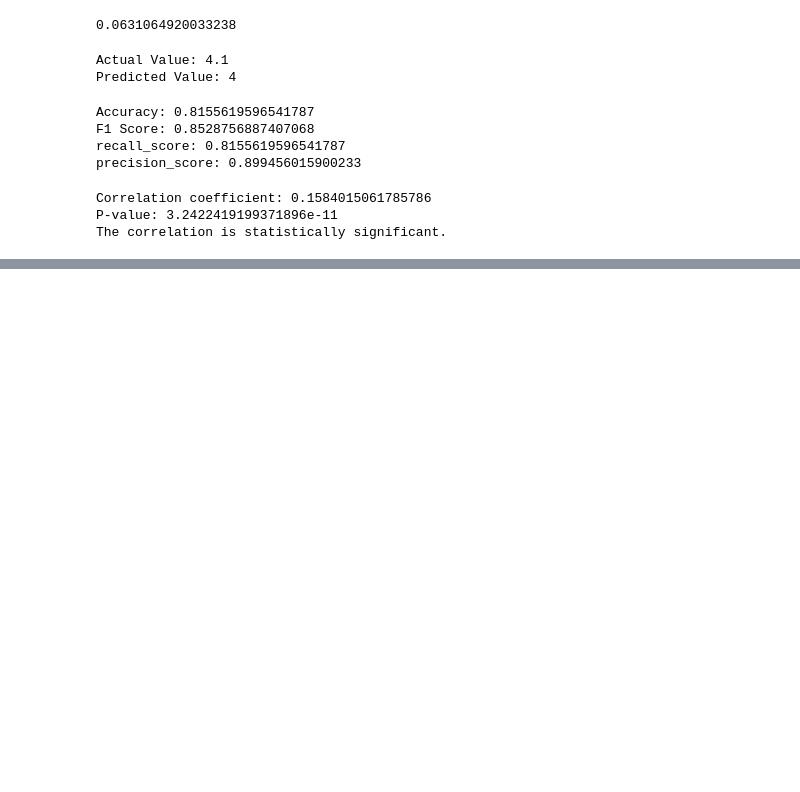
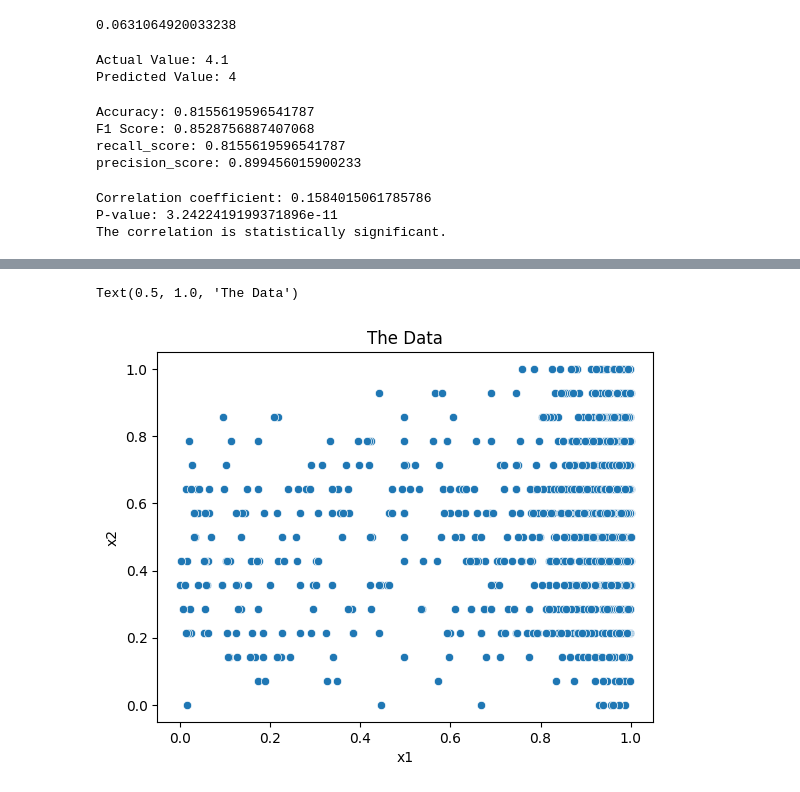
Before and after one commit to ToriStoner/DS4002, a Jupyter notebook: DS4002_Project1.ipynb, the cells around one changed output, grey strips where cells are left out. Cells and saved outputs as stored; diff of their text form; code cells hidden in the pictures; blank space fills up the shorter version.

```diff
--- a/DS4002_Project1.ipynb
+++ b/DS4002_Project1.ipynb
@@ -390,7 +390,3 @@ else:
 Correlation coefficient: 0.1584015061785786
 P-value: 3.2422419199371896e-11
 The correlation is statistically significant.
-# %%
-#keywords or review factors
-
-df["IQR"] =
@@ -396,0 +397,28 @@ df["IQR"] =
+# %%
+#keywods or review factors
+
+
+import random
+
+from sklearn.cluster import KMeans # Import kmc
+
+# Max-min scaler function:
+def maxmin(x): # Max-min scaler function
+    x = (x-min(x))/(max(x)-min(x))
+    return x
+
+# Create normalizations and add to the dataframe
+df['x1'] = maxmin(df['compound score'])
+df['x2'] = maxmin(df['StarRating'])
+min_x1 = min(df.loc[:,'compound score'])
+max_x1 = max(df.loc[:,'compound score'])
+min_x2 = min(df.loc[:,'StarRating'])
+max_x2 = max(df.loc[:,'StarRating'])
+
+# Preprocess the data for scikit:
+X = df.loc[ : , ['x1','x2'] ] # Select data to cluster
+# %%
+sns.scatterplot(data=df,x='x1',y='x2').set_title('The Data') # Plot the fake data
+# %% [output]
+Text(0.5, 1.0, 'The Data')
+[figure, added]
```
Also changed, not shown: parts of 2 cells of this notebook.
